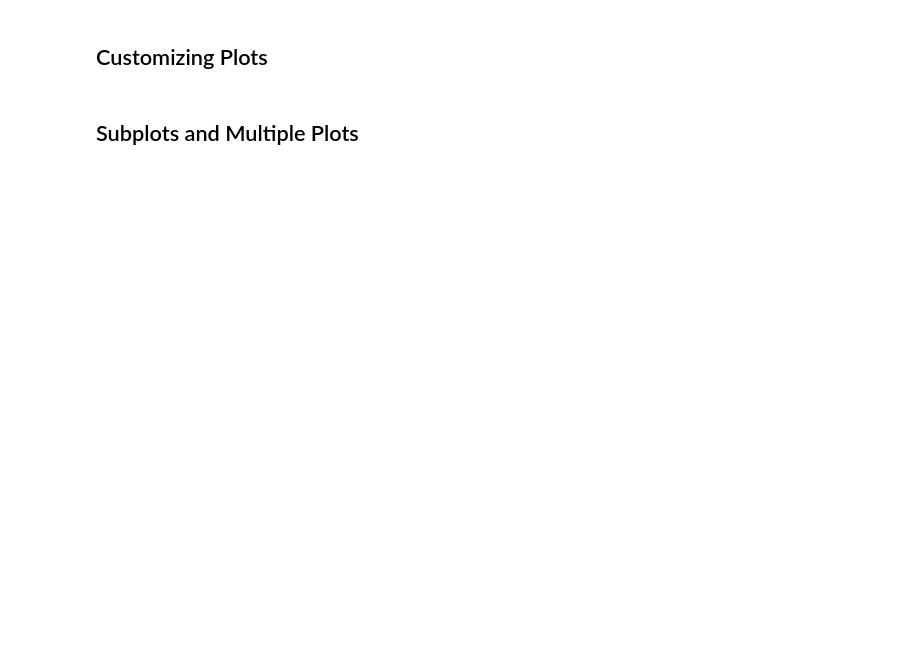
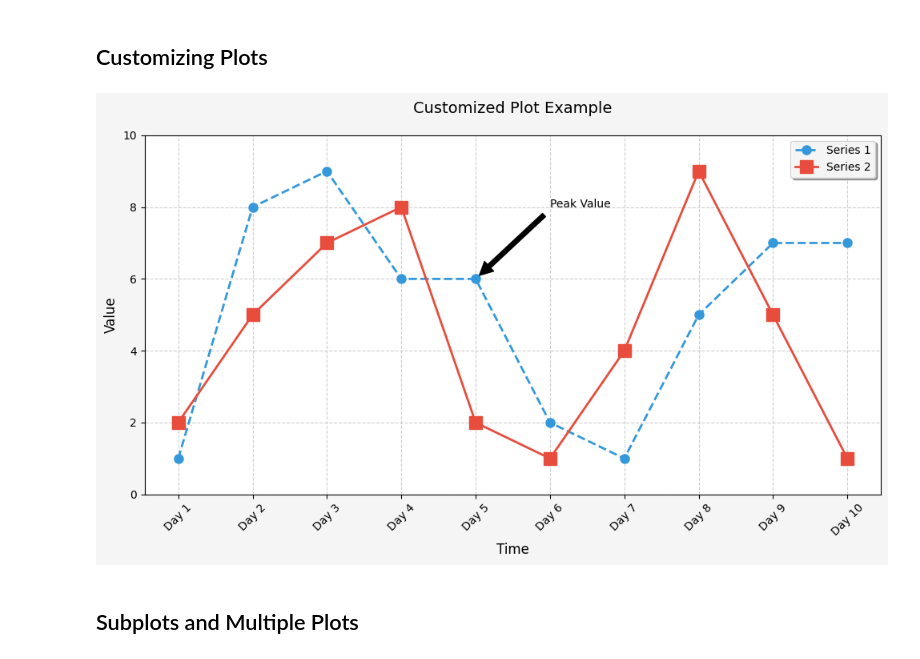
Before and after one commit to AmirHossein81Gholami/DRL_course, a Jupyter notebook: notebooks/DRL_Notebook.ipynb, the cells around one changed output. Cells and saved outputs as stored; diff of their text form; code cells hidden in the pictures; blank space fills up the shorter version.

```diff
--- a/notebooks/DRL_Notebook.ipynb
+++ b/notebooks/DRL_Notebook.ipynb
@@ -1282,34 +1349,36 @@ plt.show()
 plt.figure(figsize=(10, 6), facecolor='#f5f5f5')  # Set figure size and background color
 
 # Create data
 x = np.arange(1, 11)
 y1 = np.random.randint(1, 10, size=10)
 y2 = np.random.randint(1, 10, size=10)
 
 # Plot with customization
 plt.plot(x, y1, label='Series 1', marker='o', markersize=8,
          linestyle='--', linewidth=2, color='#3498db')
-plt.plot(x, y2, label='Series 2', marker='s', markersize=8,
+plt.plot(x, y2, label='Series 2', marker='s', markersize=12,
          linestyle='-', linewidth=2, color='#e74c3c')
 
 # Customize axes and grid
 plt.xticks(x, [f'Day {i}' for i in x], rotation=45)
 plt.yticks(np.arange(0, 11, 2))
 plt.grid(True, linestyle='--', alpha=0.6)
 
 # Add titles and legend
 plt.title("Customized Plot Example", fontsize=14, pad=20)
 plt.xlabel("Time", fontsize=12)
 plt.ylabel("Value", fontsize=12)
 plt.legend(fontsize=10, framealpha=0.9, shadow=True)
 
 # Add annotations
 plt.annotate('Peak Value', xy=(5, y1[4]), xytext=(6, 8),
              arrowprops=dict(facecolor='black', shrink=0.05))
 
 # Adjust layout
 plt.tight_layout()
 plt.show()
+# %% [output]
+[figure, added]
 # %% [markdown]
 ## Subplots and Multiple Plots
 # %%
```
Also changed, not shown: parts of 21 cells of this notebook.
